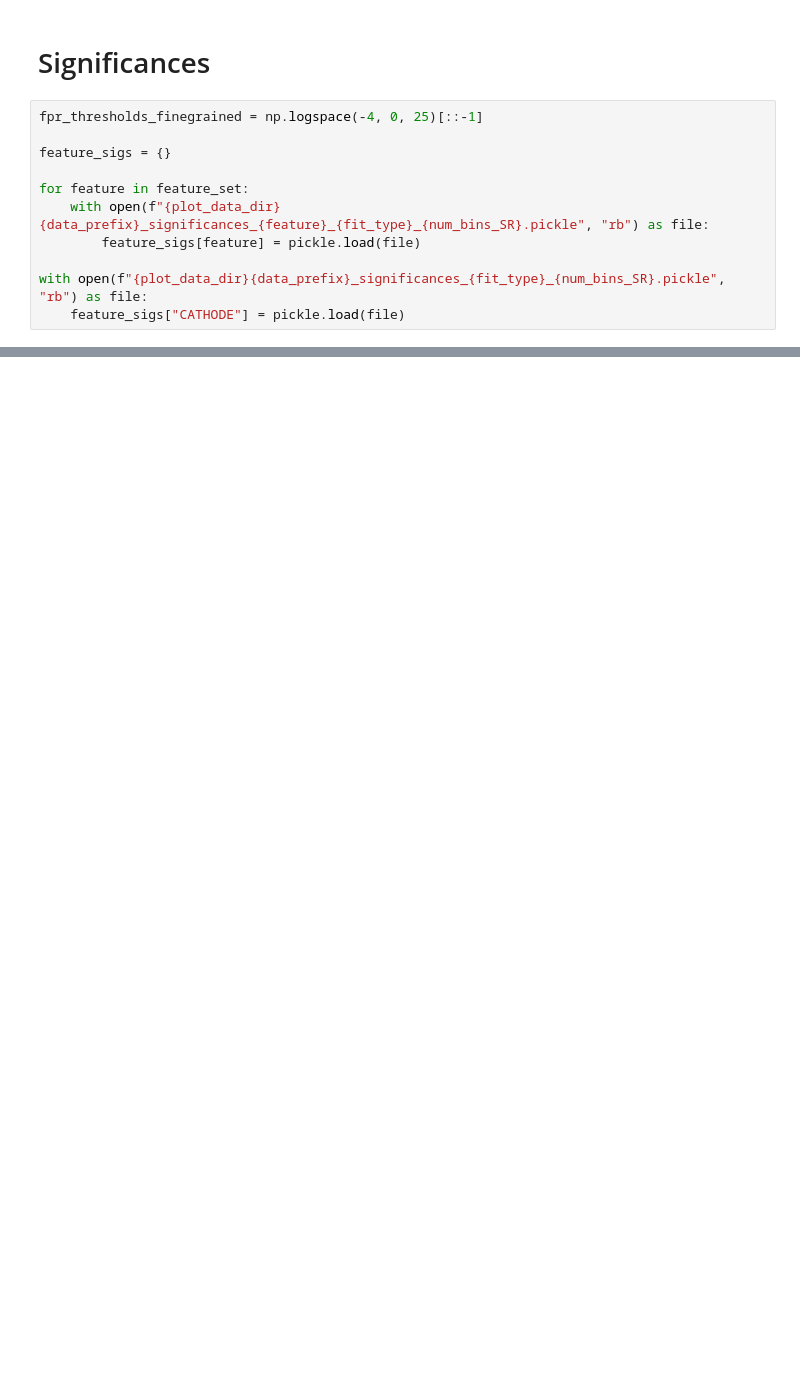
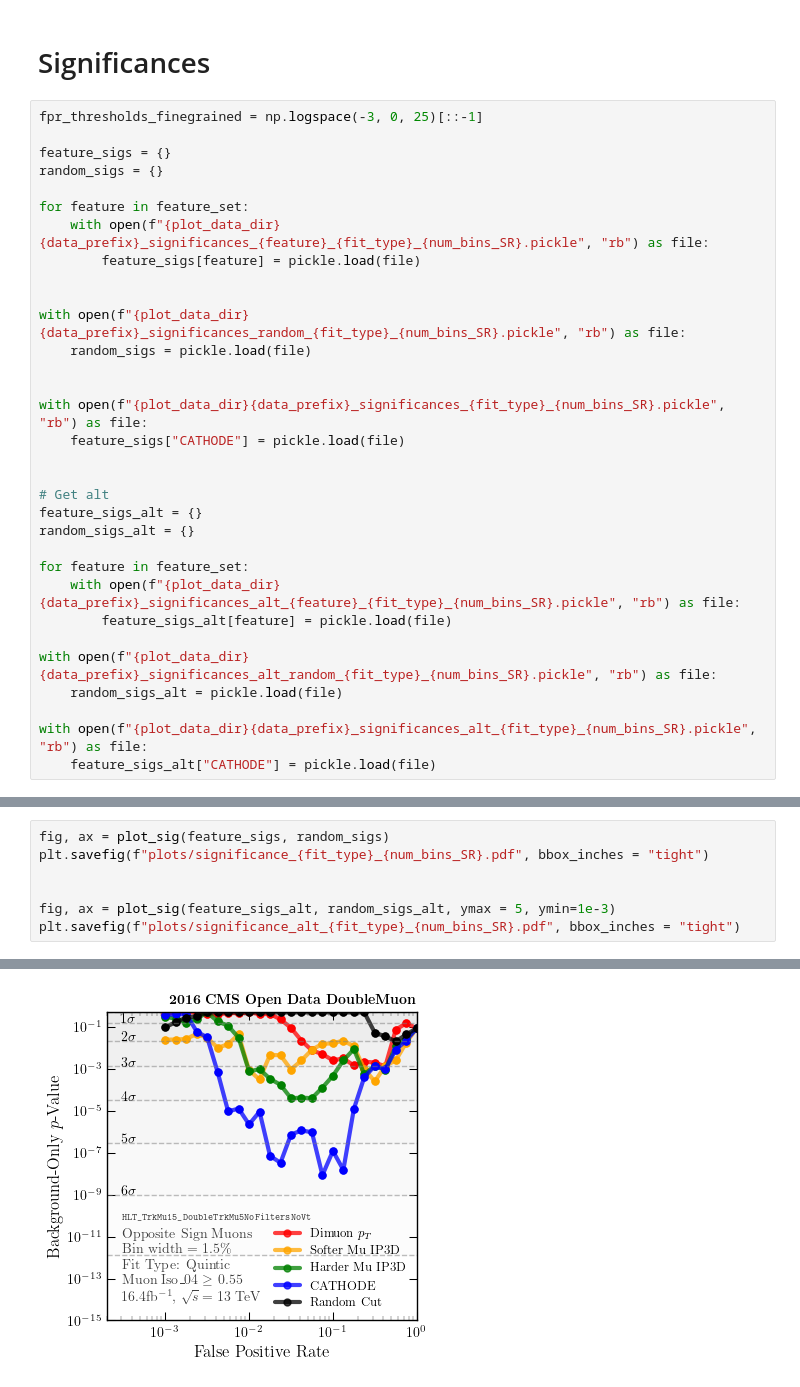
Before and after one commit to hep-lbdl/dimuonAD, a Jupyter notebook: 09_render.ipynb, the cells around one changed output, grey strips where cells are left out. Cells and saved outputs as stored; diff of their text form; blank space fills up the shorter version.

```diff
--- a/09_render.ipynb
+++ b/09_render.ipynb
@@ -365,15 +508,36 @@ File to open:  plot_data/lowmass_upsilon_iso_OS_nojet_histogram_data_quintic_12.
 # %% [markdown]
 # Significances
 # %%
-fpr_thresholds_finegrained = np.logspace(-4, 0, 25)[::-1]
+fpr_thresholds_finegrained = np.logspace(-3, 0, 25)[::-1]
 
 feature_sigs = {}
+random_sigs = {}
 
 for feature in feature_set:
     with open(f"{plot_data_dir}{data_prefix}_significances_{feature}_{fit_type}_{num_bins_SR}.pickle", "rb") as file:
         feature_sigs[feature] = pickle.load(file)
 
+
+with open(f"{plot_data_dir}{data_prefix}_significances_random_{fit_type}_{num_bins_SR}.pickle", "rb") as file:
+    random_sigs = pickle.load(file)
+
+
 with open(f"{plot_data_dir}{data_prefix}_significances_{fit_type}_{num_bins_SR}.pickle", "rb") as file:
     feature_sigs["CATHODE"] = pickle.load(file)
+
+
+# Get alt
+feature_sigs_alt = {}
+random_sigs_alt = {}
+
+for feature in feature_set:
+    with open(f"{plot_data_dir}{data_prefix}_significances_alt_{feature}_{fit_type}_{num_bins_SR}.pickle", "rb") as file:
+        feature_sigs_alt[feature] = pickle.load(file)
+
+with open(f"{plot_data_dir}{data_prefix}_significances_alt_random_{fit_type}_{num_bins_SR}.pickle", "rb") as file:
+    random_sigs_alt = pickle.load(file)
+
+with open(f"{plot_data_dir}{data_prefix}_significances_alt_{fit_type}_{num_bins_SR}.pickle", "rb") as file:
+    feature_sigs_alt["CATHODE"] = pickle.load(file)
 # %%
 import matplotlib.patches as mpatches
@@ -531,0 +695,8 @@ CATHODE: 5.268990004312464
+# %%
+fig, ax = plot_sig(feature_sigs, random_sigs)
+plt.savefig(f"plots/significance_{fit_type}_{num_bins_SR}.pdf", bbox_inches = "tight")
+
+
+fig, ax = plot_sig(feature_sigs_alt, random_sigs_alt, ymax = 5, ymin=1e-3)
+plt.savefig(f"plots/significance_alt_{fit_type}_{num_bins_SR}.pdf", bbox_inches = "tight")
+# %% [output]
@@ -531,0 +721 @@ CATHODE: 5.268990004312464
+[figure, added]
```
Also changed, not shown: parts of 11 cells of this notebook, 6 other files.
